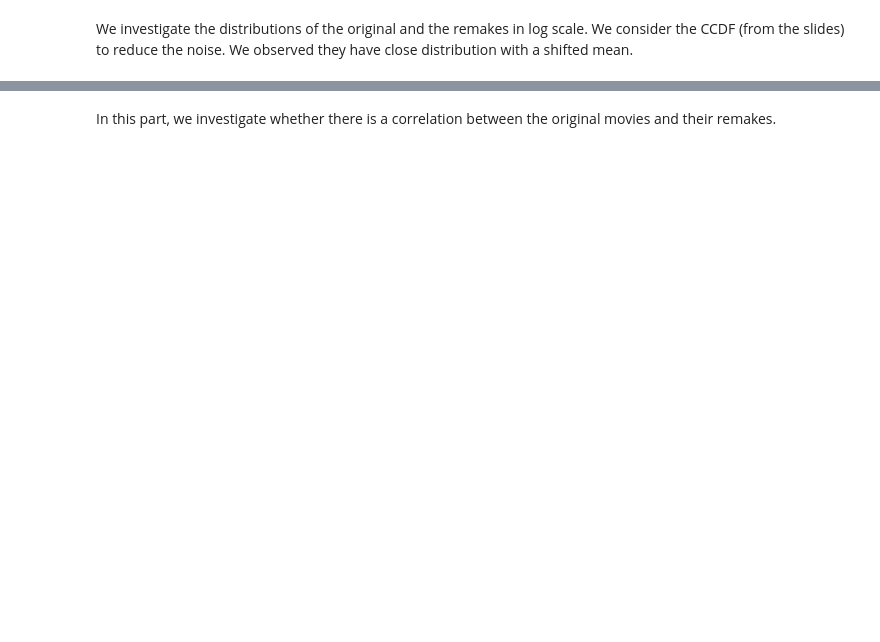
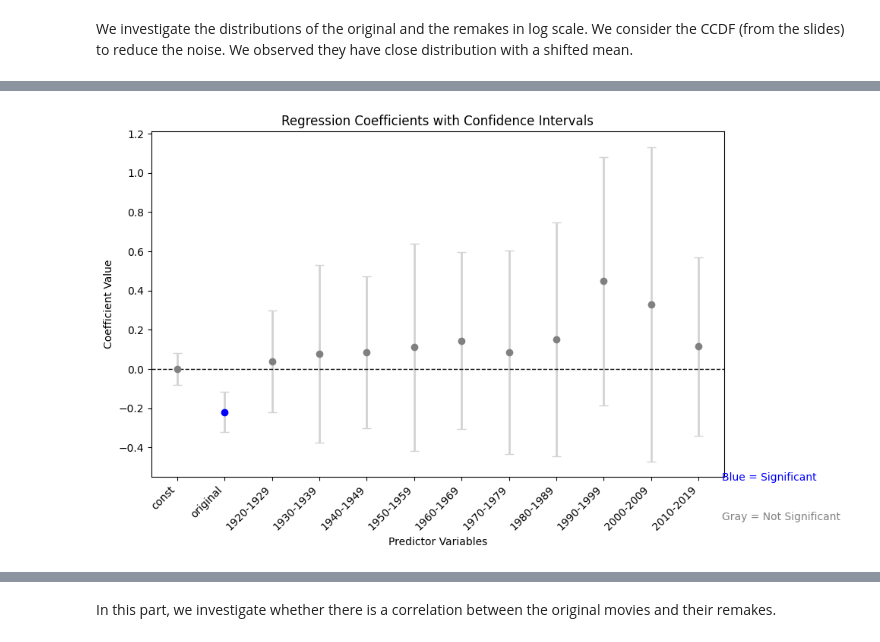
Before and after one commit to epfl-ada/ada-2024-project-madayam, a Jupyter notebook: result_methods.ipynb, the cells around one changed output, grey strips where cells are left out. Cells and saved outputs as stored; diff of their text form; code cells hidden in the pictures; blank space fills up the shorter version.

```diff
--- a/result_methods.ipynb
+++ b/result_methods.ipynb
@@ -268,0 +361,20 @@ plt.show()
+# %%
+data = originals_remakes[["original", "adjusted_budget"]]
+data = pd.concat([data, year_dummies], axis = 1)
+
+data.dropna(inplace = True)
+
+scaler = StandardScaler()
+
+# Standardize the DataFrame
+data = pd.DataFrame(scaler.fit_transform(data), columns=data.columns)
+
+X = data.drop(columns = ["adjusted_budget"])
+X = X.astype(float)
+X = sm.add_constant(X)
+
+y = data[["adjusted_budget"]]
+y = y.astype(float)
+
+model = sm.OLS(y, X).fit()
+print(model.summary())
@@ -268,0 +399,4 @@ plt.show()
+# %%
+plot_significance(model)
+# %% [output]
+[figure, added]
```
Also changed, not shown: parts of 32 cells of this notebook.
